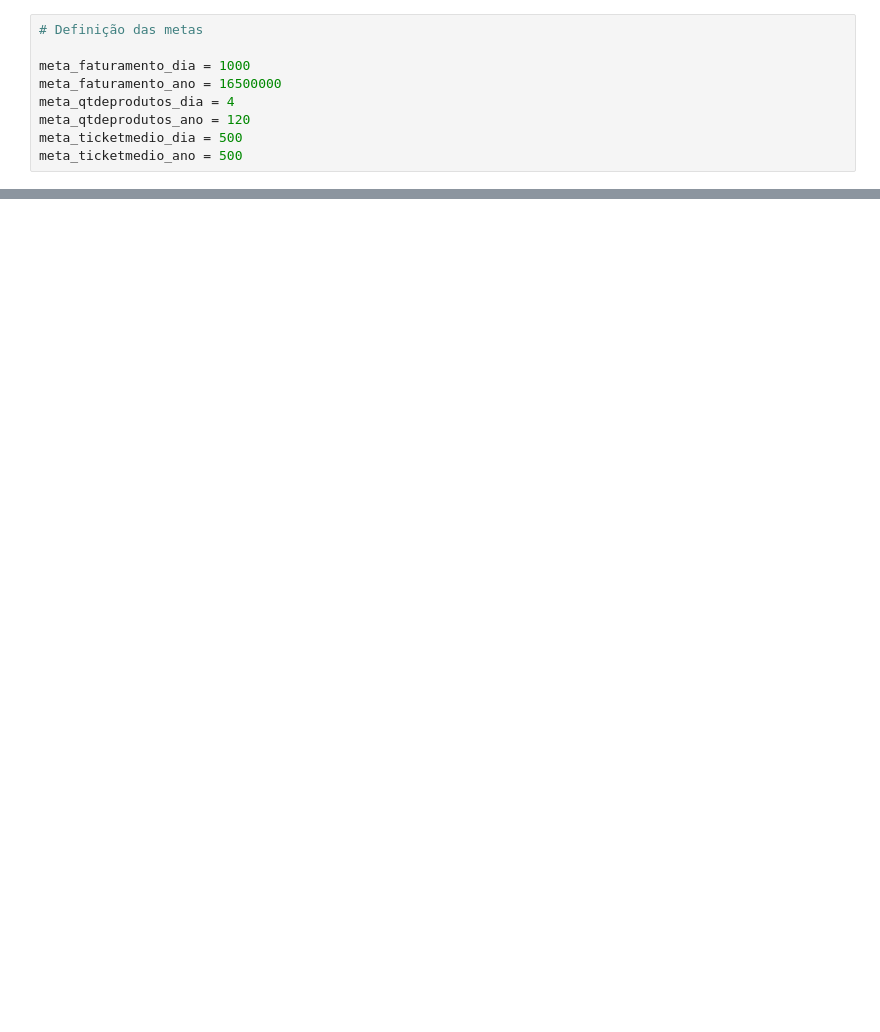
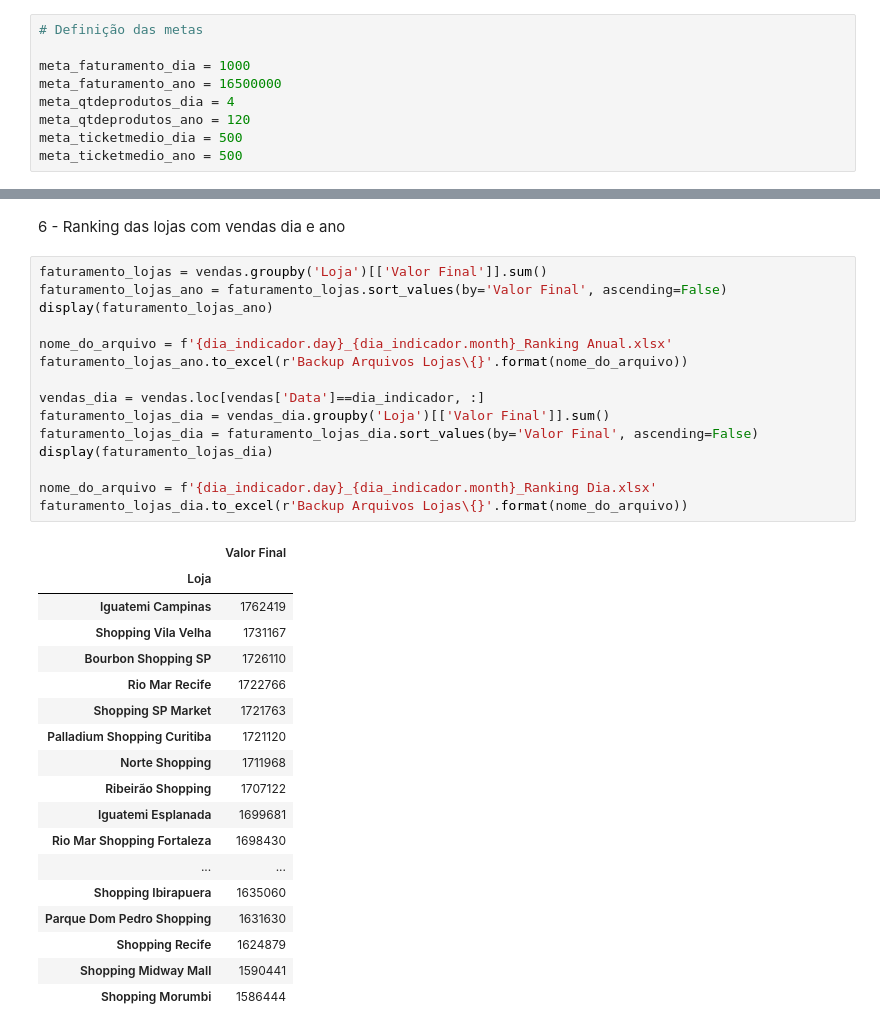
Before and after one commit to caioluizribeirochaves/Automacao-de-Processos, a Jupyter notebook: Automacaojp.ipynb, the cells around one changed output, grey strips where cells are left out. Drawn from its saved outputs; the diff is of its cells as text; blank space fills up the shorter version.

Commit message:
Ranking_lojas_update

```diff
--- a/Automacaojp.ipynb
+++ b/Automacaojp.ipynb
@@ -296,0 +306,36 @@ mail.Send()
+# %% [markdown]
+6 - Ranking das lojas com vendas dia e ano
+# %%
+faturamento_lojas = vendas.groupby('Loja')[['Valor Final']].sum()
+faturamento_lojas_ano = faturamento_lojas.sort_values(by='Valor Final', ascending=False)
+display(faturamento_lojas_ano)
+
+nome_do_arquivo = f'{dia_indicador.day}_{dia_indicador.month}_Ranking Anual.xlsx'
+faturamento_lojas_ano.to_excel(r'Backup Arquivos Lojas\{}'.format(nome_do_arquivo))
+
+vendas_dia = vendas.loc[vendas['Data']==dia_indicador, :]
+faturamento_lojas_dia = vendas_dia.groupby('Loja')[['Valor Final']].sum()
+faturamento_lojas_dia = faturamento_lojas_dia.sort_values(by='Valor Final', ascending=False)
+display(faturamento_lojas_dia)
+
+nome_do_arquivo = f'{dia_indicador.day}_{dia_indicador.month}_Ranking Dia.xlsx'
+faturamento_lojas_dia.to_excel(r'Backup Arquivos Lojas\{}'.format(nome_do_arquivo))
+# %% [output]
+|  | Valor Final |
+| Loja |  |
+| Iguatemi Campinas | 1762419 |
+| Shopping Vila Velha | 1731167 |
+| Bourbon Shopping SP | 1726110 |
+| Rio Mar Recife | 1722766 |
+| Shopping SP Market | 1721763 |
+| Palladium Shopping Curitiba | 1721120 |
+| Norte Shopping | 1711968 |
+| Ribeirão Shopping | 1707122 |
+| Iguatemi Esplanada | 1699681 |
+| Rio Mar Shopping Fortaleza | 1698430 |
+| ... | ... |
+| Shopping Ibirapuera | 1635060 |
+| Parque Dom Pedro Shopping | 1631630 |
+| Shopping Recife | 1624879 |
+| Shopping Midway Mall | 1590441 |
+| Shopping Morumbi | 1586444 |
```
Also changed, not shown: parts of 11 cells of this notebook, 27 other files.
